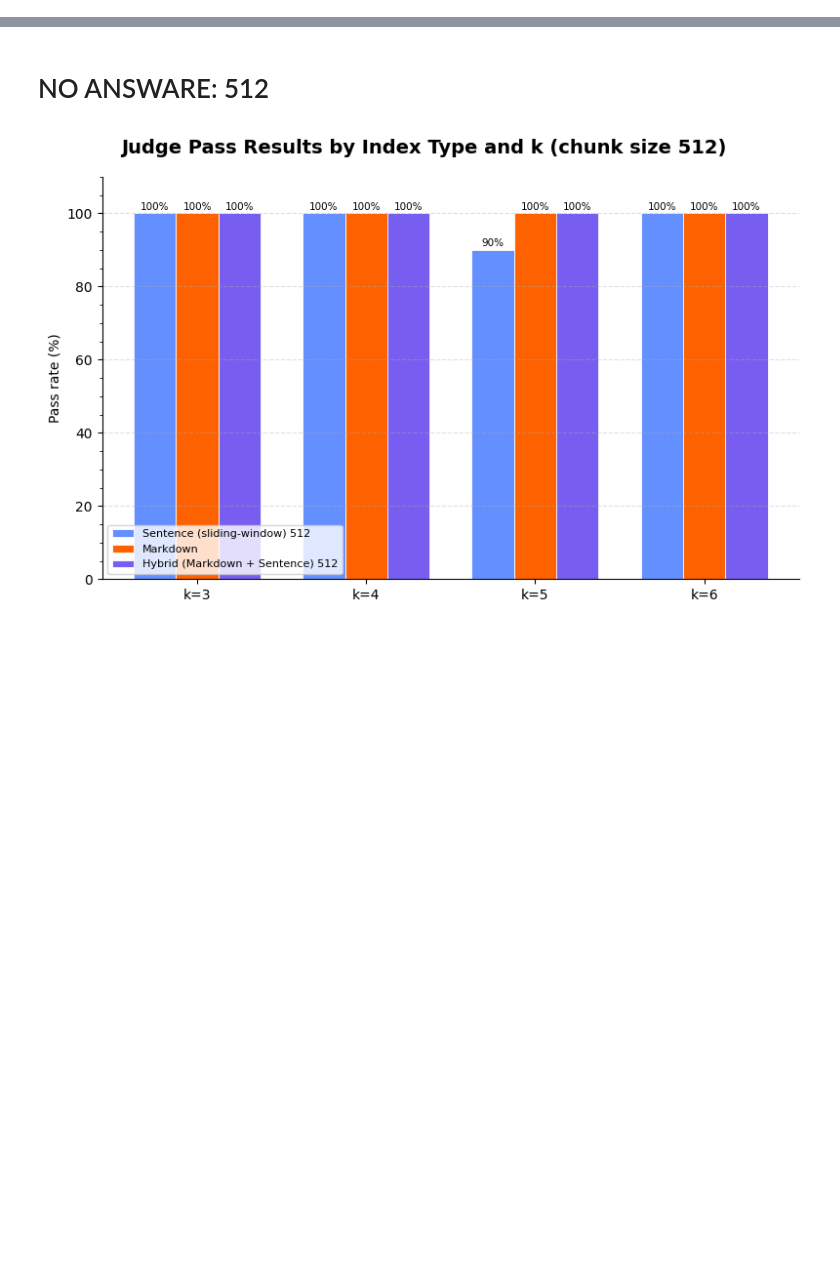
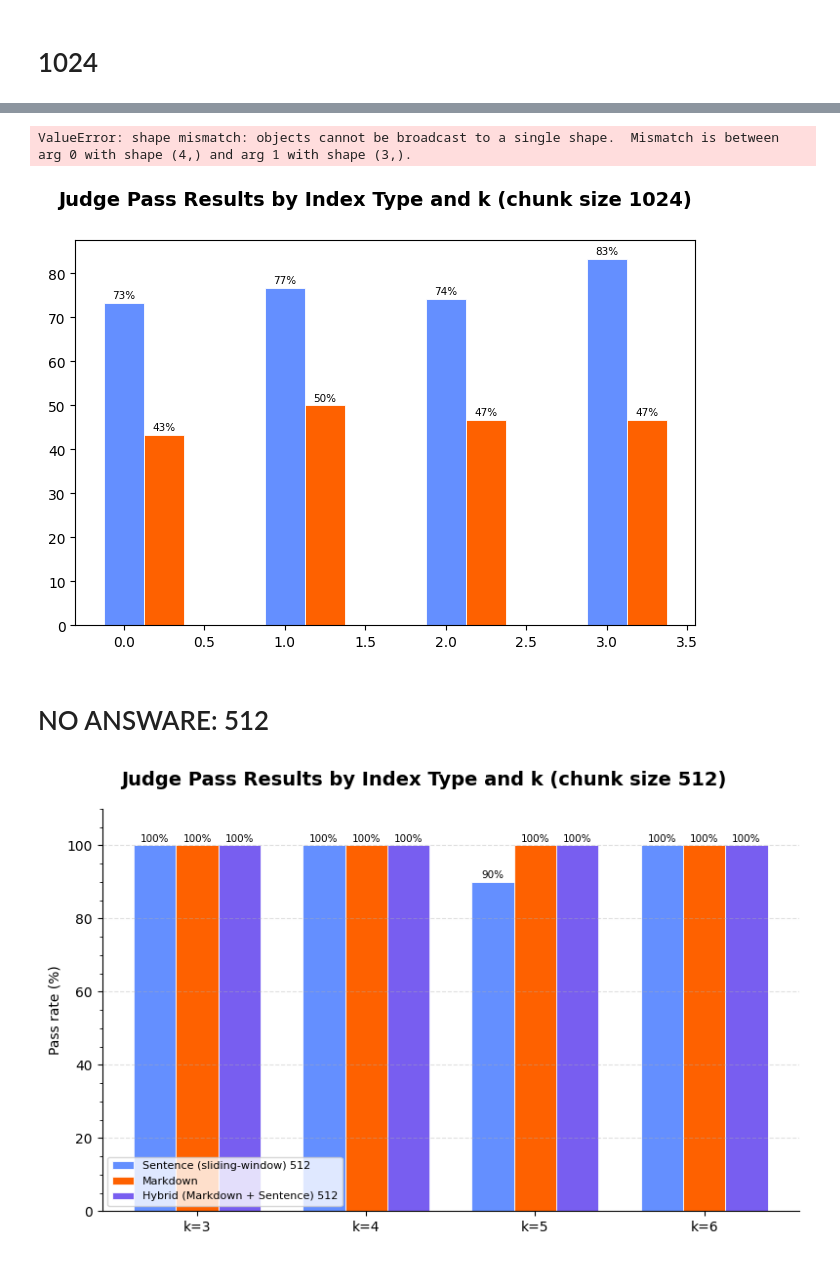
Before and after one commit to Gabriele-tomai00/rag_eval_units, a Jupyter notebook: rag_eval/comparison_study.ipynb, the cells around one changed output, grey strips where cells are left out. Cells and saved outputs as stored; diff of their text form; code cells hidden in the pictures; blank space fills up the shorter version.

```diff
--- a/rag_eval/comparison_study.ipynb
+++ b/rag_eval/comparison_study.ipynb
@@ -242,0 +211,11 @@ Saved: plots/3_metrics_boxplots.png
+# %% [markdown]
+# 1024
+# %%
+df    = load_all_results(chunk_size=1024)
+stats = pass_stats(df)
+means = metric_means(df, ALL_METRICS, filter_absent=True)
+
+plot_pass_rate(stats, PLOTS_DIR / "1_pass_rate.png",
+               "Judge Pass Results by Index Type and k (chunk size 1024)", INDEX_LABELS_1024)
+plot_metrics_lines(means, PLOTS_DIR / "2_metrics_lines.png", ALL_METRICS, INDEX_LABELS_1024)
+# %% [output]
@@ -243,3 +223,5 @@ Saved: plots/3_metrics_boxplots.png
+ValueError: shape mismatch: objects cannot be broadcast to a single shape.  Mismatch is between arg 0 with shape (4,) and arg 1 with shape (3,).
+[figure, added]
 # %% [markdown]
 # NO ANSWARE: 512
 # %%
```
Also changed, not shown: parts of 9 cells of this notebook.
